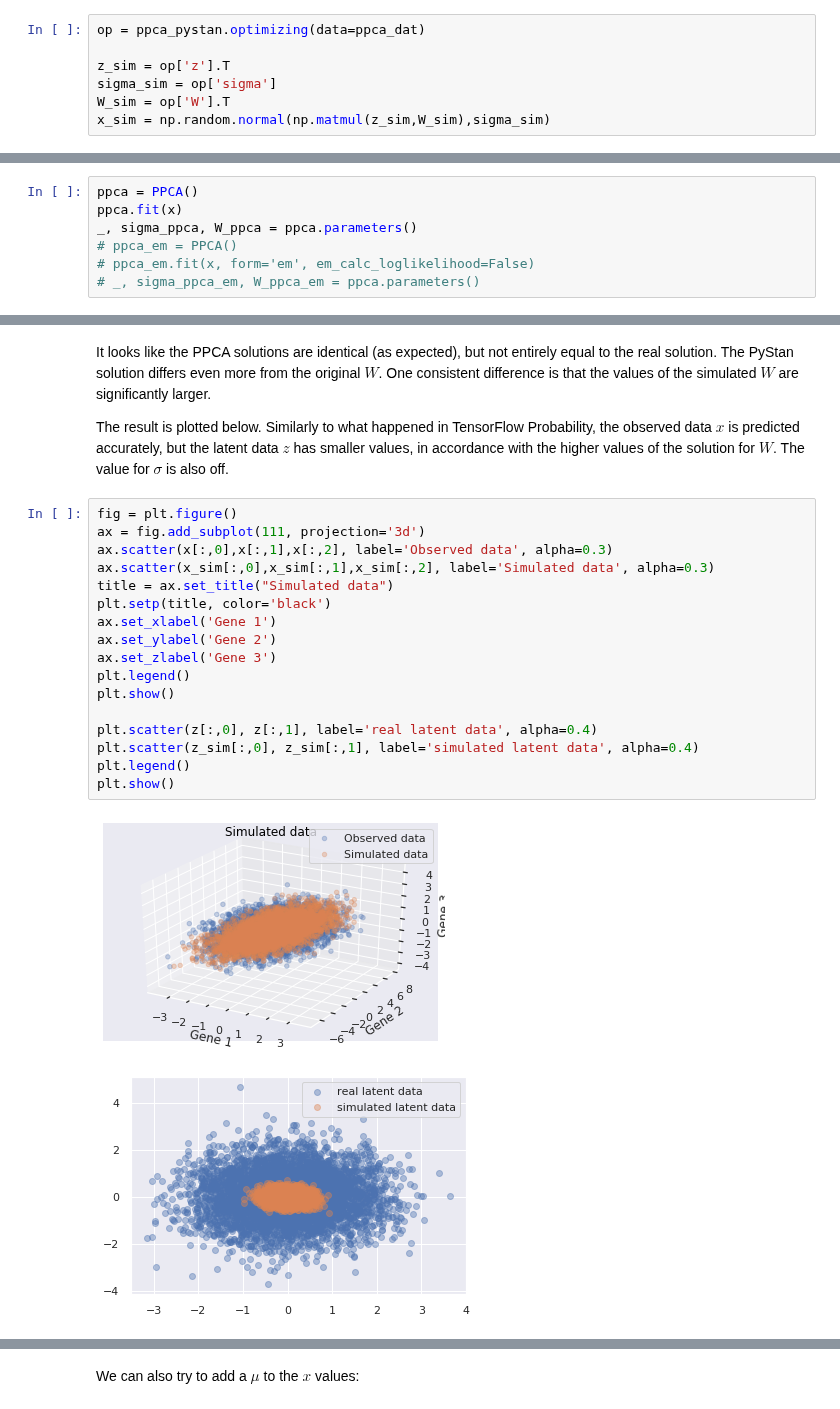
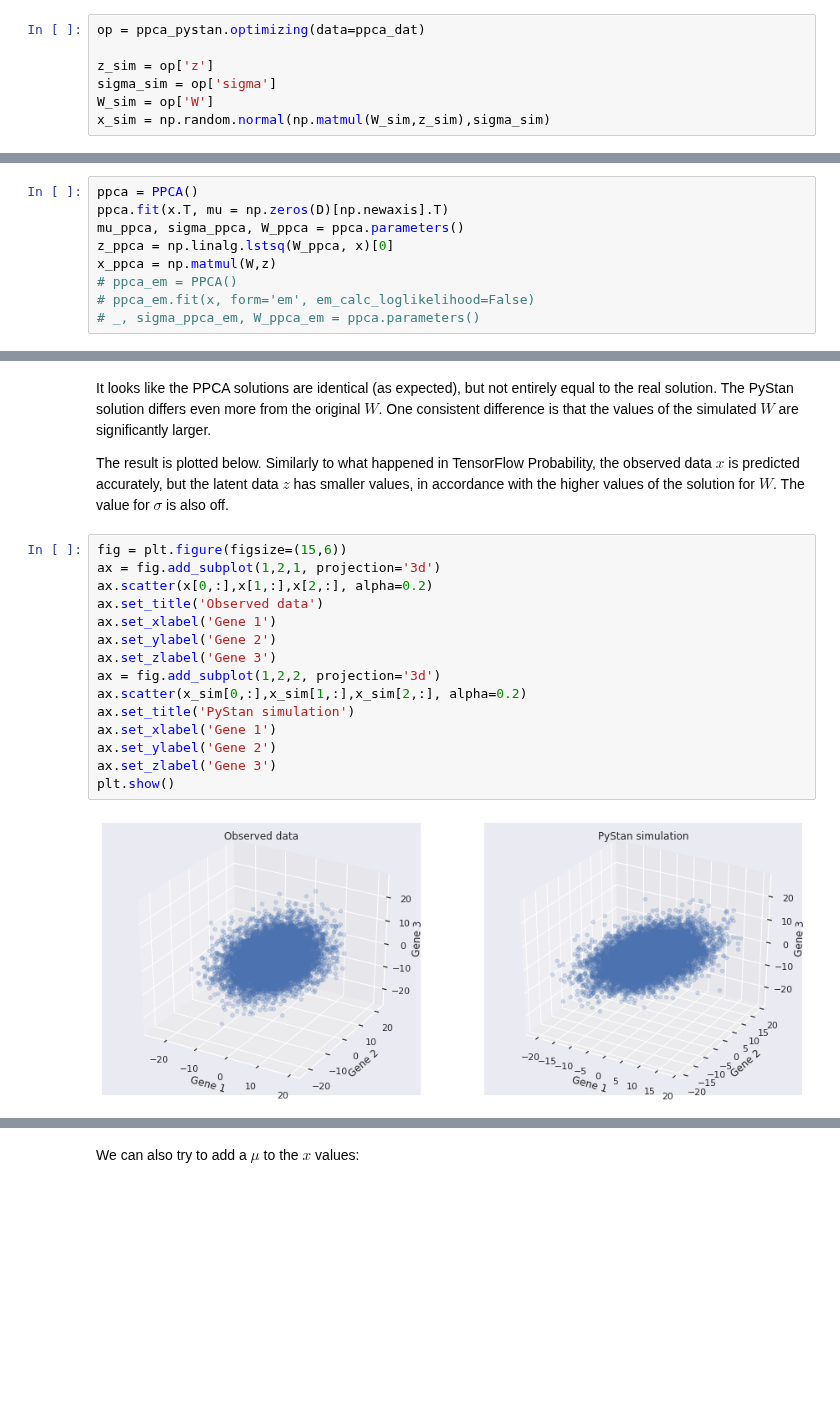
Before and after one commit to tobias-beers/RNA_visualization, a Jupyter notebook: Code/PyStan/PPCA.ipynb, the cells around one changed output, grey strips where cells are left out. Saved outputs shown, nothing was run; the diff lists cells and outputs as text; blank space fills up the shorter version.

```diff
--- a/Code/PyStan/PPCA.ipynb
+++ b/Code/PyStan/PPCA.ipynb
@@ -64,16 +64,18 @@ And then we can optimize our parameters and latent dataset.
 # %%
 op = ppca_pystan.optimizing(data=ppca_dat)
 
-z_sim = op['z'].T
+z_sim = op['z']
 sigma_sim = op['sigma']
-W_sim = op['W'].T
-x_sim = np.random.normal(np.matmul(z_sim,W_sim),sigma_sim)
+W_sim = op['W']
+x_sim = np.random.normal(np.matmul(W_sim,z_sim),sigma_sim)
 # %% [markdown]
 Let's compare our models with the real values and the values as found by Tipping & Bishops PPCA method.
 # %%
 ppca = PPCA()
-ppca.fit(x)
-_, sigma_ppca, W_ppca = ppca.parameters()
+ppca.fit(x.T, mu = np.zeros(D)[np.newaxis].T)
+mu_ppca, sigma_ppca, W_ppca = ppca.parameters()
+z_ppca = np.linalg.lstsq(W_ppca, x)[0]
+x_ppca = np.matmul(W,z)
 # ppca_em = PPCA()
 # ppca_em.fit(x, form='em', em_calc_loglikelihood=False)
 # _, sigma_ppca_em, W_ppca_em = ppca.parameters()
@@ -149,22 +154,19 @@ It looks like the PPCA solutions are identical (as expected), but not entirely e
 
 The result is plotted below. Similarly to what happened in TensorFlow Probability, the observed data $x$ is predicted accurately, but the latent data $z$ has smaller values, in accordance with the higher values of the solution for $W$. The value for $\sigma$ is also off.
 # %%
-fig = plt.figure()
-ax = fig.add_subplot(111, projection='3d')
-ax.scatter(x[:,0],x[:,1],x[:,2], label='Observed data', alpha=0.3)
-ax.scatter(x_sim[:,0],x_sim[:,1],x_sim[:,2], label='Simulated data', alpha=0.3)
-title = ax.set_title("Simulated data")
-plt.setp(title, color='black')
+fig = plt.figure(figsize=(15,6))
+ax = fig.add_subplot(1,2,1, projection='3d')
+ax.scatter(x[0,:],x[1,:],x[2,:], alpha=0.2)
+ax.set_title('Observed data')
 ax.set_xlabel('Gene 1')
 ax.set_ylabel('Gene 2')
 ax.set_zlabel('Gene 3')
-plt.legend()
+ax = fig.add_subplot(1,2,2, projection='3d')
+ax.scatter(x_sim[0,:],x_sim[1,:],x_sim[2,:], alpha=0.2)
+ax.set_title('PyStan simulation')
+ax.set_xlabel('Gene 1')
+ax.set_ylabel('Gene 2')
+ax.set_zlabel('Gene 3')
 plt.show()
-
-plt.scatter(z[:,0], z[:,1], label='real latent data', alpha=0.4)
-plt.scatter(z_sim[:,0], z_sim[:,1], label='simulated latent data', alpha=0.4)
-plt.legend()
-plt.show()
 # %% [output]
-[figure, old version]
+[figure, new version]
-[figure, removed]
```
Also changed, not shown: parts of 17 cells of this notebook, 2 other files.
